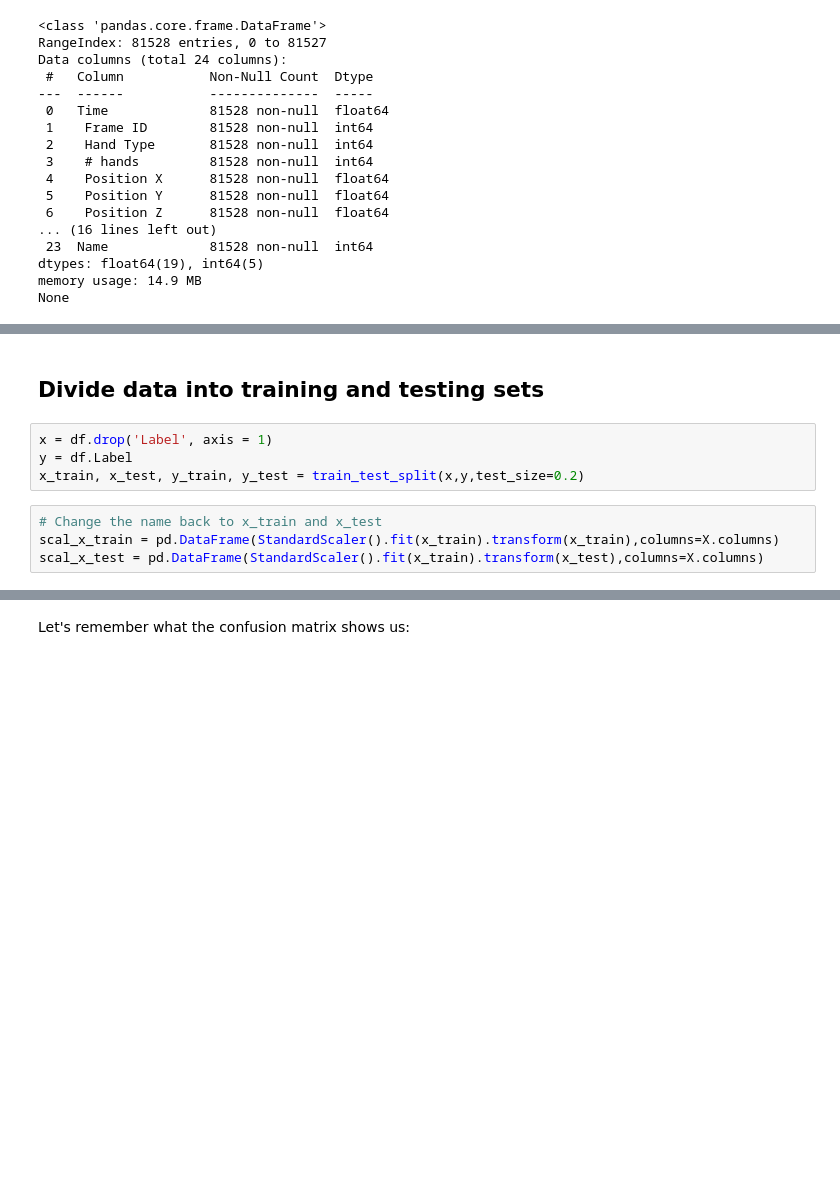
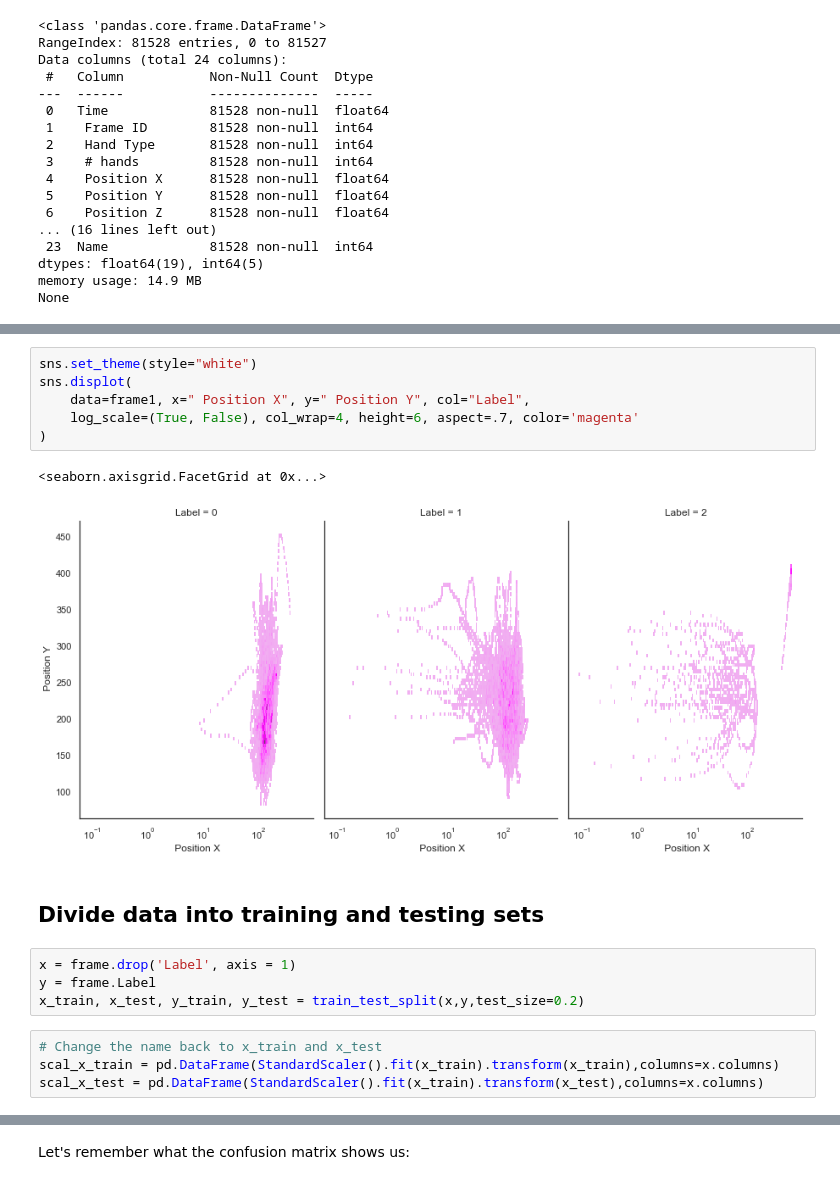
Before and after one commit to Noa-Nussbaum/Avodat-Gmar---Second-semester, a Jupyter notebook: Hands.ipynb, the cells around one changed output, grey strips where cells are left out. Cells and saved outputs as stored; diff of their text form; blank space fills up the shorter version.

```diff
--- a/Hands.ipynb
+++ b/Hands.ipynb
@@ -265,10 +503,19 @@ df
+# %%
+sns.set_theme(style="white")
+sns.displot(
+    data=frame1, x=" Position X", y=" Position Y", col="Label",
+    log_scale=(True, False), col_wrap=4, height=6, aspect=.7, color='magenta'
+)
+# %% [output]
+<seaborn.axisgrid.FacetGrid at 0x...>
+[figure, added]
 # %% [markdown]
 ## Divide data into training and testing sets
 # %%
-x = df.drop('Label', axis = 1)
-y = df.Label
+x = frame.drop('Label', axis = 1)
+y = frame.Label
 x_train, x_test, y_train, y_test = train_test_split(x,y,test_size=0.2)
 # %%
 # Change the name back to x_train and x_test
-scal_x_train = pd.DataFrame(StandardScaler().fit(x_train).transform(x_train),columns=X.columns)
-scal_x_test = pd.DataFrame(StandardScaler().fit(x_train).transform(x_test),columns=X.columns)
+scal_x_train = pd.DataFrame(StandardScaler().fit(x_train).transform(x_train),columns=x.columns)
+scal_x_test = pd.DataFrame(StandardScaler().fit(x_train).transform(x_test),columns=x.columns)
```
Also changed, not shown: parts of 29 cells of this notebook.
